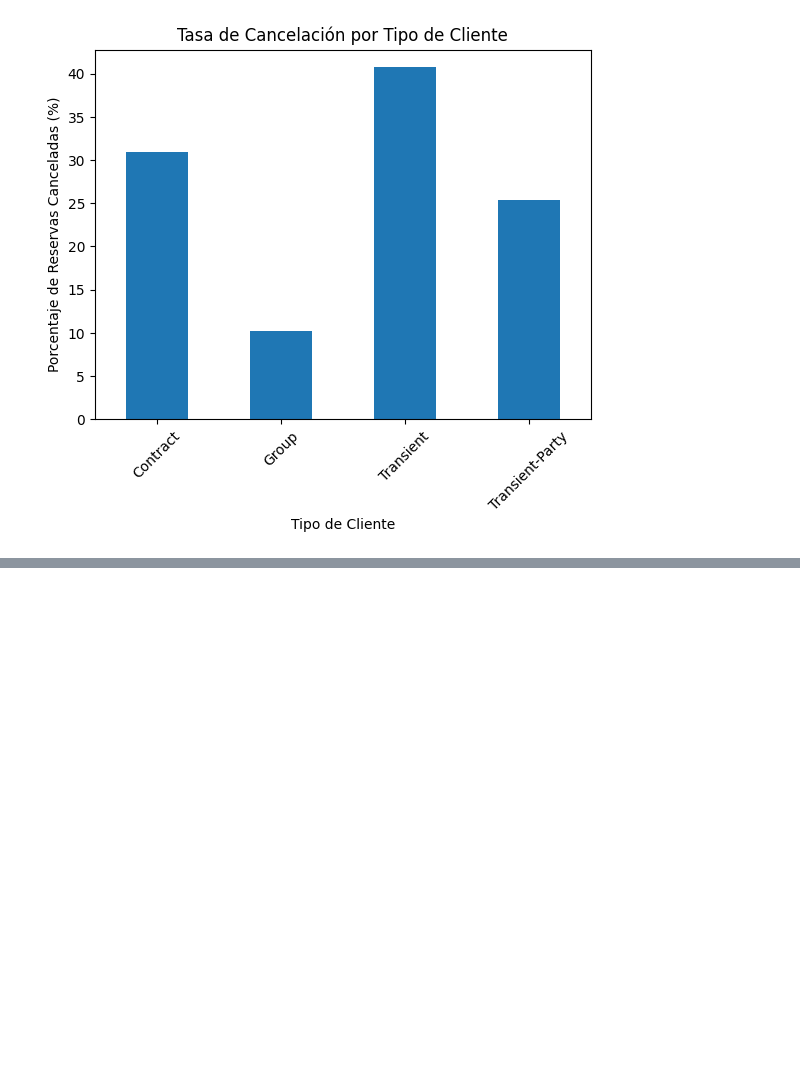
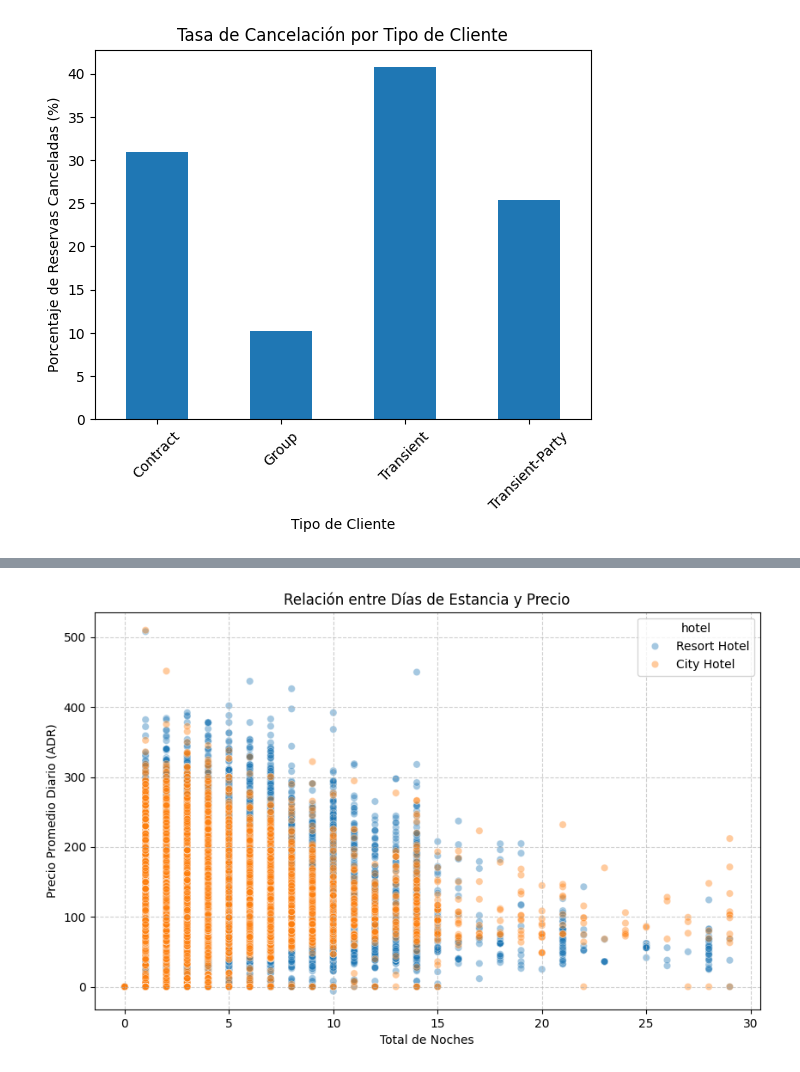
Before and after one commit to prvallejoz/ejercicio3-mcib-b, a Jupyter notebook: hotel_bookings.ipynb, the cells around one changed output, grey strips where cells are left out. Saved outputs shown, nothing was run; the diff lists cells and outputs as text; code cells hidden in the pictures; blank space fills up the shorter version.

```diff
--- a/hotel_bookings.ipynb
+++ b/hotel_bookings.ipynb
@@ -236,0 +267,16 @@ plt.show()
+# %%
+
+
+data_cleaned['total_nights'] = data_cleaned['stays_in_weekend_nights'] + data_cleaned['stays_in_week_nights']
+
+df_plot = data_cleaned[(data_cleaned['adr'] < 1000) & (data_cleaned['total_nights'] < 30)]
+plt.figure(figsize=(10, 6))
+sns.scatterplot(data=df_plot, x='total_nights', y='adr', hue='hotel', alpha=0.4)
+plt.title('Relación entre Días de Estancia y Precio')
+plt.xlabel('Total de Noches')
+plt.ylabel('Precio Promedio Diario (ADR)')
+plt.grid(True, linestyle='--', alpha=0.6)
+
+plt.show()
+# %% [output]
+[figure, added]
```
Also changed, not shown: parts of 9 cells of this notebook.
